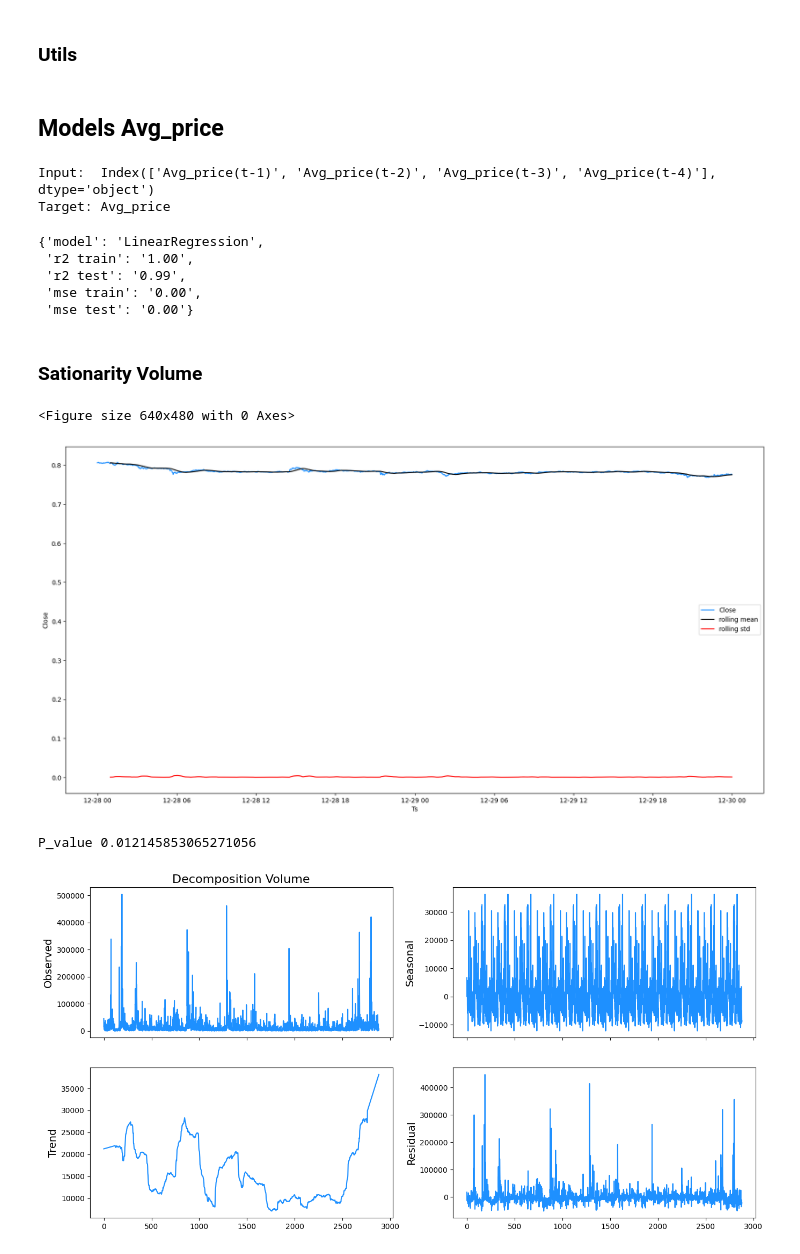
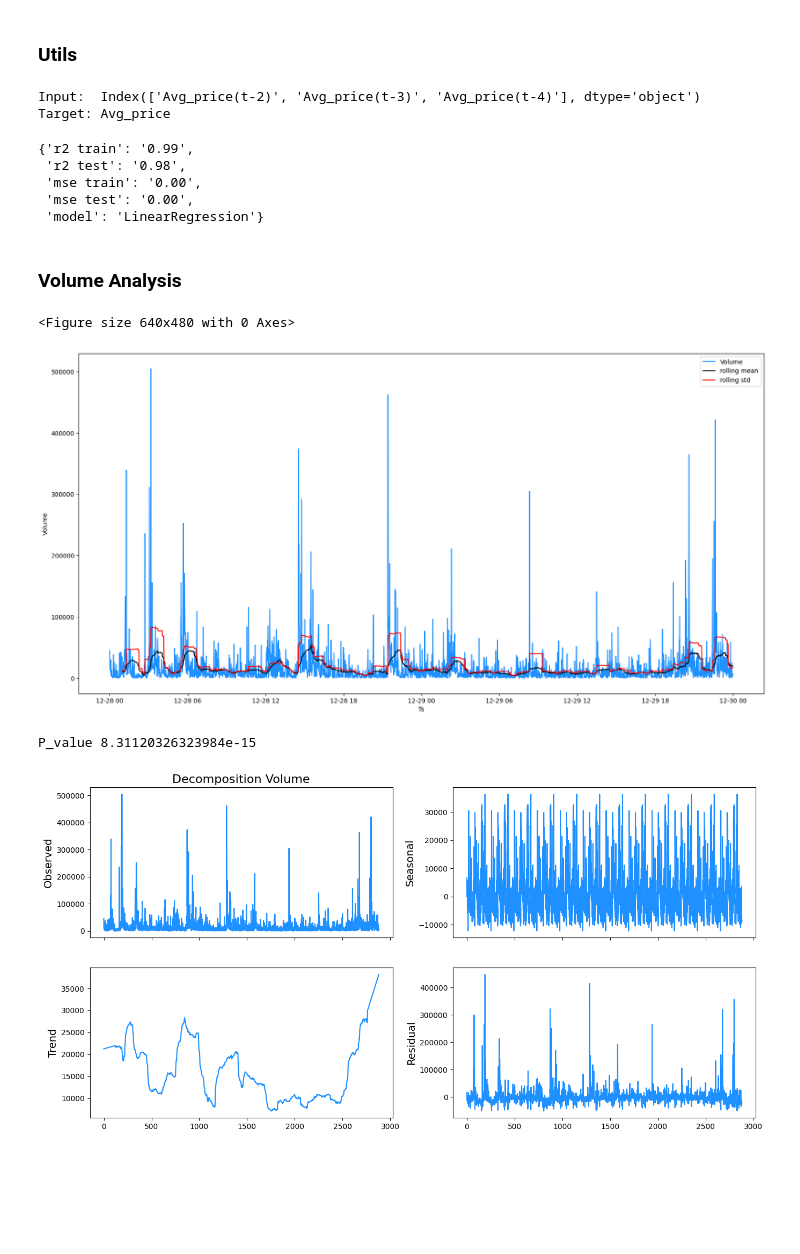
Before and after one commit to seeman512/ML, a Jupyter notebook: Lab11/Hometask.ipynb, the cells around one changed output. Drawn from its saved outputs; the diff is of its cells as text; code cells hidden in the pictures; blank space fills up the shorter version.

```diff
--- a/Lab11/Hometask.ipynb
+++ b/Lab11/Hometask.ipynb
@@ -315,28 +324,26 @@ def get_scaled(df, column, n_in):
-# %% [markdown]
-## Models Avg_price
 # %%
-scaled_x, scaled_y = get_scaled(df3, 'Avg_price', 4)
+scaled_x, scaled_y, _, _ = get_scaled(df3['Avg_price'].to_frame(), 'Avg_price', 4)
 
 regressor = LinearRegression()
-get_metrics(scaled_x, scaled_y, regressor, 'LinearRegression')
+get_model_metrics(scaled_x, scaled_y, regressor, 'LinearRegression')
 # %% [output]
-Input:  Index(['Avg_price(t-1)', 'Avg_price(t-2)', 'Avg_price(t-3)', 'Avg_price(t-4)'], dtype='object')
+Input:  Index(['Avg_price(t-2)', 'Avg_price(t-3)', 'Avg_price(t-4)'], dtype='object')
 Target: Avg_price
-{'model': 'LinearRegression',
- 'r2 train': '1.00',
- 'r2 test': '0.99',
+{'r2 train': '0.99',
+ 'r2 test': '0.98',
  'mse train': '0.00',
- 'mse test': '0.00'}
+ 'mse test': '0.00',
+ 'model': 'LinearRegression'}
 # %% [markdown]
-### Sationarity Volume
+### Volume Analysis
 # %%
-stationarity_chart(df3, 'Close')
+stationarity_chart(df3, 'Volume')
 # %% [output]
 <Figure size 640x480 with 0 Axes>
-[figure, old version]
+[figure, new version]
 # %%
 # Check stationarity of the Avg_price
-stats = adfuller(df3['Close'])
+stats = adfuller(df3['Volume'])
 
 # **p-value > significance level (default: 0.05)**: Fail to reject the null hypothesis (H0),
 # the data has a unit root and is non-stationary.
@@ -344,7 +351,7 @@ stats = adfuller(df3['Close'])
 p_value = stats[1]
 print("P_value %s" % p_value)
 # %% [output]
-P_value 0.012145853065271056
+P_value 8.31120326323984e-15
 # %%
 decompose_chart(df3, 'Volume')
 # %% [output]
```
Also changed, not shown: parts of 17 cells of this notebook.
